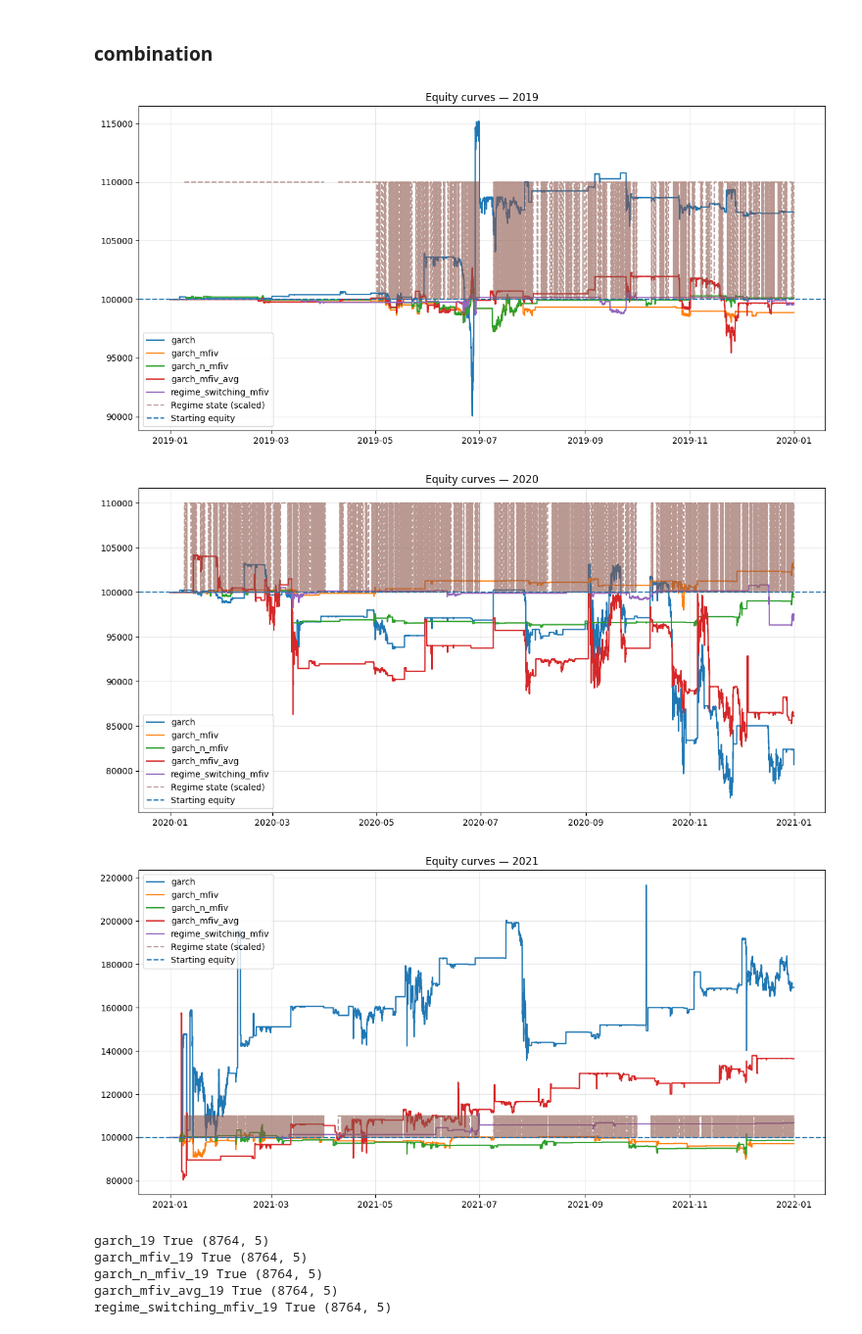
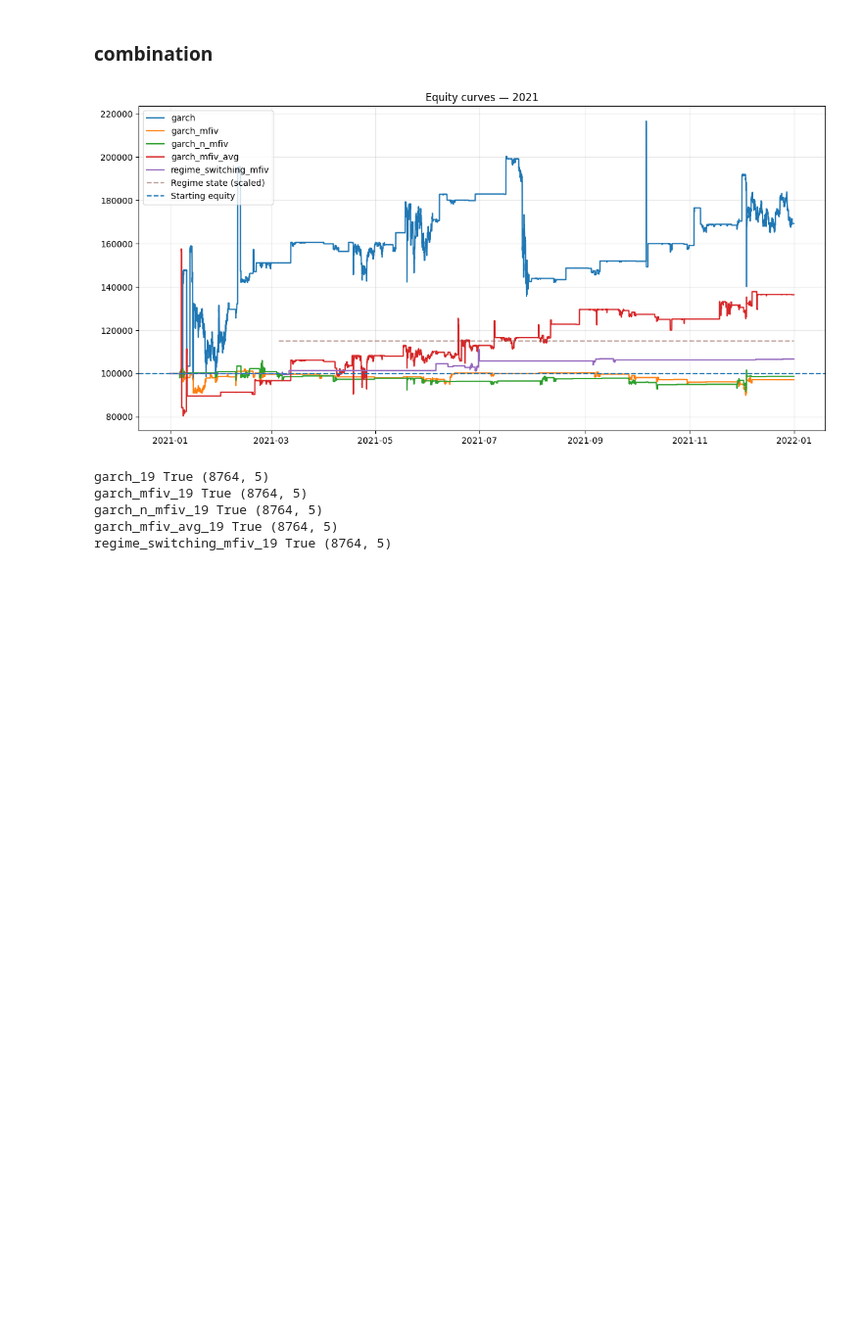
Before and after one commit to Shahahaha11/ModellingAndForecastingVolatility, a Jupyter notebook: TESTING_IV.ipynb, the cells around one changed output. Shown at 98% size. Cells and saved outputs as stored; diff of their text form; code cells hidden in the pictures; blank space fills up the shorter version.

```diff
--- a/TESTING_IV.ipynb
+++ b/TESTING_IV.ipynb
@@ -2376,0 +2409,5 @@ Best: garch_21 (169,286.96)
+# %%
+# Load NEW from temp_modelling
+import pickle
+with open("/Users/shah/CODE_BOOK_4/code_document/REPOSITORIES/data/IS/outputs_by_year/outputs_by_year_05.pkl", "rb") as f:
+    outputs_by_year = pickle.load(f)
@@ -2376,0 +4554,4 @@ Best: garch_21 (169,286.96)
+# %%
+for y in YEARS:
+    d_btc_raw_by_year[y] = d_btc_raw_by_year[y].set_index(pd.to_datetime(d_btc_raw_by_year[y]["date_time"]))
+    df_raw_by_year[y] = df_raw_by_year[y].set_index(pd.to_datetime(df_raw_by_year[y]["date_time"]))
@@ -2376,0 +4612,14 @@ Best: garch_21 (169,286.96)
+# %%
+### converts annualized decimal-squared variance into cumulative decimal variance over the next H hours
+MFIV_HORIZONS = [191, 382, 573, 764]
+QUARTERS = ["q1", "q2", "q3", "q4"]
+for y in YEARS:
+    for q in QUARTERS:
+        out_full = outputs_by_year[y][q].copy()
+
+        for H in MFIV_HORIZONS:
+            col = f"MFIV_{H}"
+
+            out_full[col] = ( out_full[col].astype(float) * H / (8760.0) )
+
+        outputs_by_year[y][q] = out_full
@@ -2695,3 +5386,20 @@ The adjustment only helps when the reduction in downside losses is larger than t
 Because strikes are discrete, gamma may change no strike at all, or jump suddenly to a much cheaper strike.
 # %% [markdown]
 ### continue
+# %%
+# CHECK
+y = 2021
+q = "q1"
+
+print(df_raw_by_year[y].shape)
+print(d_btc_raw_by_year[y].shape)
+print(outputs_by_year[y][q].shape)
+
+print(df_raw_by_year[y].index[:3])
+print(d_btc_raw_by_year[y].index[:3])
+print(outputs_by_year[y][q].index[:3])
+
+# print(d_btc_raw_by_year[y]["rfr"].isna().sum())
+
+print(outputs_by_year[y][q]["selected_horizon"].value_counts(dropna=False))
+print(outputs_by_year[y][q][["garch", "rv", "MFIV_191", "MFIV_382", "MFIV_573", "MFIV_764"]].isna().sum())
@@ -2756,7 +5491,8 @@ models_to_test = [
     "garch_mfiv_avg",
     "regime_switching_mfiv"
 ]
-YEARS = [2019, 2020, 2021]
+# YEARS = [2019, 2020, 2021]
+YEARS = [2021]
 QUARTERS = ["q1", "q2", "q3", "q4"]
 for y in YEARS:
     plt.figure(figsize=(12, 6))
@@ -2779,36 +5515,34 @@ for y in YEARS:
         )
 
     regime = pd.concat(
         [
             outputs_by_year[y][q]["regime_state"]
             for q in QUARTERS
             if "regime_state" in outputs_by_year[y][q].columns
         ]
     ).sort_index()
 
     plt.plot(
         regime.index,
         100_000 + regime * 5_000,
         alpha=0.6,
         linestyle="--",
         label="Regime state (scaled)"
     )
 
     plt.axhline(
         100_000,
         linestyle="--",
         label="Starting equity"
     )
 
     plt.title(f"Equity curves — {y}")
     plt.legend()
     plt.grid(alpha=0.3)
     plt.tight_layout()
     plt.show()
 # %% [output]
-[figure, old version]
+[figure, new version]
-[figure, removed]
-[figure, removed]
 # %%
 for model in models_to_test:
     key = f"{model}_19"
```
Also changed, not shown: parts of 29 cells of this notebook.
